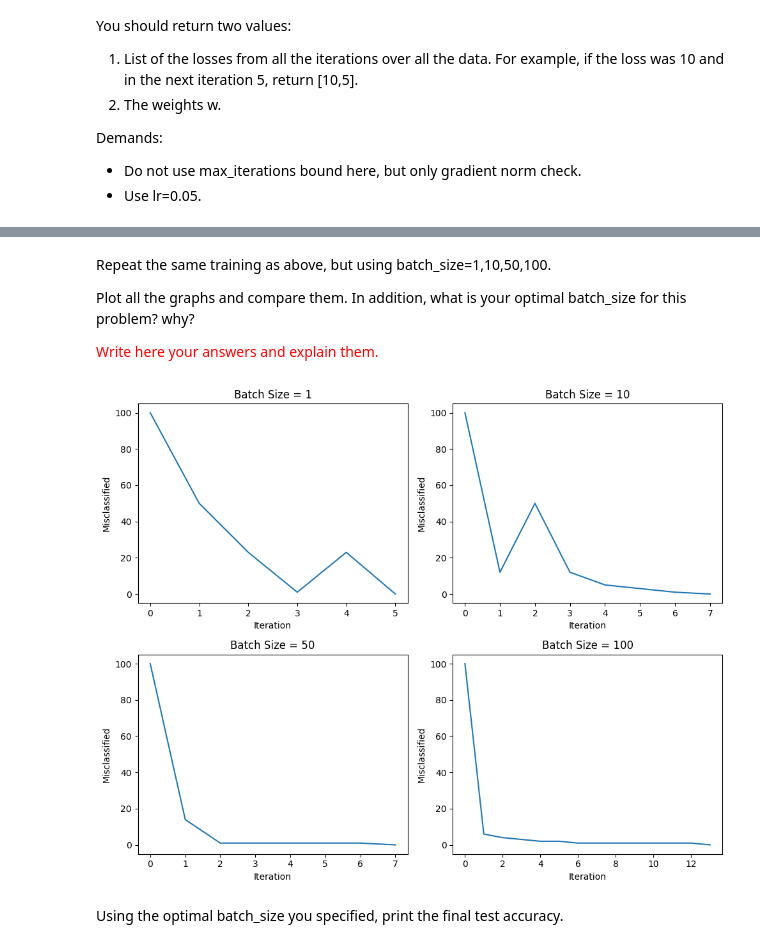
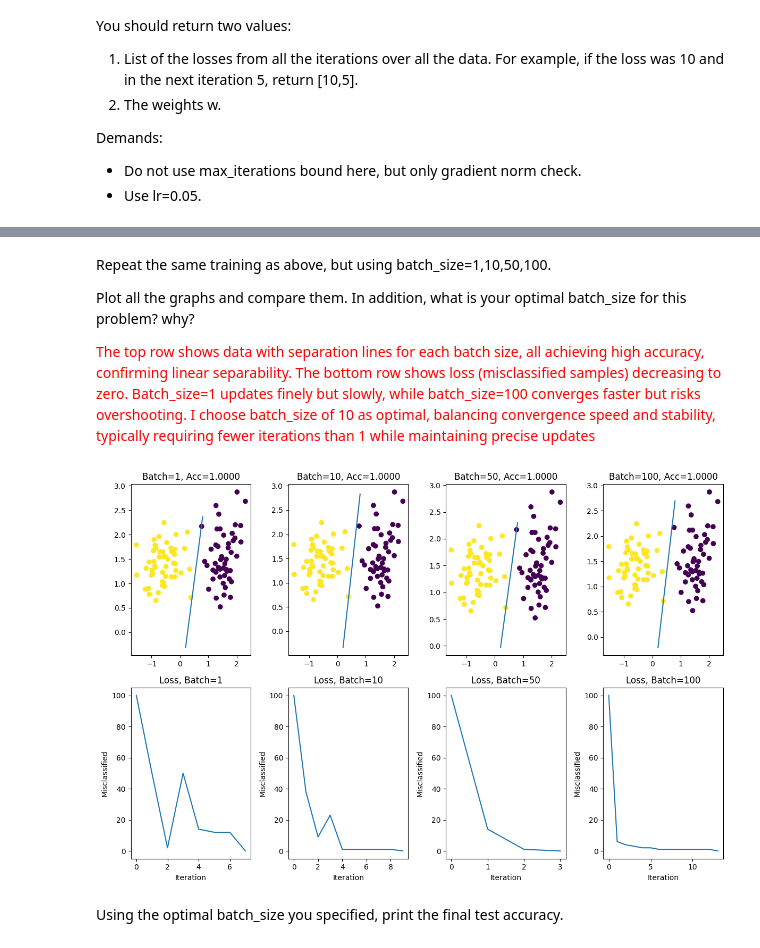
Before and after one commit to MahmoudAbade/ML-HW, a Jupyter notebook: HW2.ipynb, the cells around one changed output, grey strips where cells are left out. Saved outputs shown, nothing was run; the diff lists cells and outputs as text; code cells hidden in the pictures.

Commit message:
new answers

```diff
--- a/HW2.ipynb
+++ b/HW2.ipynb
@@ -208,23 +210,29 @@ Repeat the same training as above, but using batch_size=1,10,50,100.
 
 Plot all the graphs and compare them. In addition, what is your optimal batch_size for this problem? why?
 
-<font color='red'>Write here your answers and explain them.</font>
+<font color='red'>The top row shows data with separation lines for each batch size, all achieving high accuracy, confirming linear separability. The bottom row shows loss (misclassified samples) decreasing to zero. Batch_size=1 updates finely but slowly, while batch_size=100 converges faster but risks overshooting. I choose batch_size of 10 as optimal, balancing convergence speed and stability, typically requiring fewer iterations than 1 while maintaining precise updates</font>
 # %%
-# Compare batch sizes
-batch_sizes = [1, 10, 50, 100]
-plt.figure(figsize=(10, 8))
+atch_sizes = [1, 10, 50, 100]
+plt.figure(figsize=(12, 8))
 for i, batch_size in enumerate(batch_sizes, 1):
     losses, w, b = perceptron(X_train, y_train, batch_size)
-    #plot(X_train, y_train, w, b)
-    plt.subplot(2, 2, i)
+    plt.subplot(2, 4, i)
+    plt.scatter(X_train[:, 0], X_train[:, 1], c=y_train)
+    m, b_line = -w[0] / w[1], -b / w[1]
+    x = np.arange(0.2, 0.8, 0.1)
+    plt.plot(x, m * x + b_line)
+    preds = np.sign(X_train @ w + b)
+    acc = np.mean(preds == y_train)
+    plt.title(f"Batch={batch_size}, Acc={acc:.4f}")
+    plt.subplot(2, 4, i + 4)
     plt.plot(losses)
-    plt.title(f'Batch Size = {batch_size}')
+    plt.title(f'Loss, Batch={batch_size}')
     plt.xlabel('Iteration')
     plt.ylabel('Misclassified')
 plt.tight_layout()
 plt.show()
 # %% [output]
-[figure, old version]
+[figure, new version]
 # %% [markdown]
 Using the optimal batch_size you specified, print the final test accuracy.
 # %%
```
Also changed, not shown: parts of 14 cells of this notebook, 1 other file.
